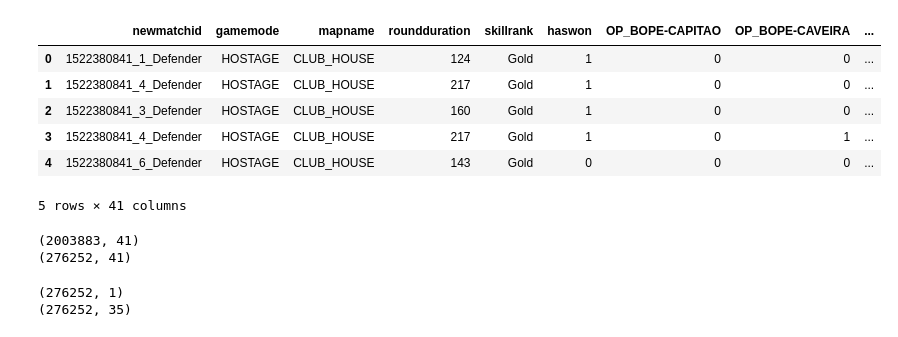
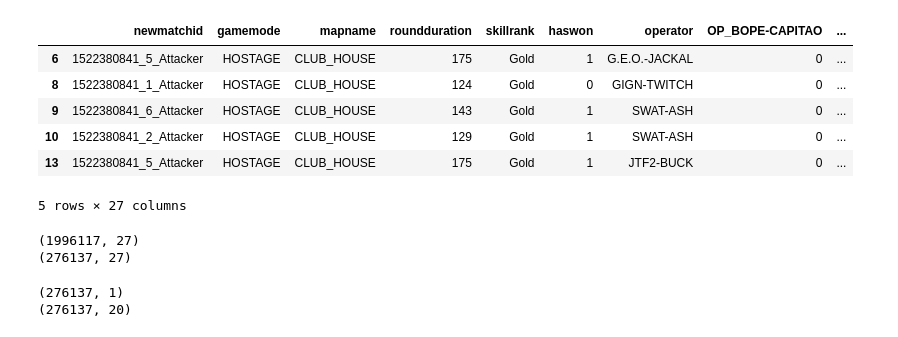
Before and after one commit to Shimin-CUFE/R6S-rankdata-analysis, a Jupyter notebook: data_preview.ipynb, the cells around one changed output. Cells and saved outputs as stored; diff of their text form; code cells hidden in the pictures.

```diff
--- a/data_preview.ipynb
+++ b/data_preview.ipynb
@@ -8,24 +8,25 @@ rankdata_000 = pd.read_csv(
 # %%
 # 初步筛选
 data = rankdata_000.loc[:,
-       ['matchid', 'roundnumber', 'gamemode', 'mapname', 'roundduration', 'skillrank', 'role', 'haswon']]
-data = data.loc[data['role'] == 'Defender']
+       ['matchid', 'roundnumber', 'gamemode', 'mapname', 'roundduration', 'skillrank', 'role', 'haswon', 'operator']]
+# 筛选进攻or防守方
+data = data.loc[data['role'] == 'Attacker']
 # %%
 # 干员转换哑变量
-opdata = pd.get_dummies(rankdata_000['operator'], drop_first=False, prefix='OP')
+opdata = pd.get_dummies(data['operator'], drop_first=False, prefix='OP')
 newdata = pd.merge(data, opdata, left_index=True, right_index=True)
 new_matchid = newdata['matchid'].map(str) + "_" + newdata['roundnumber'].map(str) + "_" + newdata['role'].map(str)
 newdata = newdata.drop(labels=['matchid', 'roundnumber', 'role'], axis=1)
 newdata.insert(0, 'newmatchid', new_matchid, allow_duplicates=False)
 newdata.head()
 # %% [output]
-|  | newmatchid | gamemode | mapname | roundduration | skillrank | haswon | OP_BOPE-CAPITAO | OP_BOPE-CAVEIRA | ... |
-| 0 | 1522380841_1_Defender | HOSTAGE | CLUB_HOUSE | 124 | Gold | 1 | 0 | 0 | ... |
-| 1 | 1522380841_4_Defender | HOSTAGE | CLUB_HOUSE | 217 | Gold | 1 | 0 | 0 | ... |
-| 2 | 1522380841_3_Defender | HOSTAGE | CLUB_HOUSE | 160 | Gold | 1 | 0 | 0 | ... |
-| 3 | 1522380841_4_Defender | HOSTAGE | CLUB_HOUSE | 217 | Gold | 1 | 0 | 1 | ... |
-| 4 | 1522380841_6_Defender | HOSTAGE | CLUB_HOUSE | 143 | Gold | 0 | 0 | 0 | ... |
+|  | newmatchid | gamemode | mapname | roundduration | skillrank | haswon | operator | OP_BOPE-CAPITAO | ... |
+| 6 | 1522380841_5_Attacker | HOSTAGE | CLUB_HOUSE | 175 | Gold | 1 | G.E.O.-JACKAL | 0 | ... |
+| 8 | 1522380841_1_Attacker | HOSTAGE | CLUB_HOUSE | 124 | Gold | 0 | GIGN-TWITCH | 0 | ... |
+| 9 | 1522380841_6_Attacker | HOSTAGE | CLUB_HOUSE | 143 | Gold | 1 | SWAT-ASH | 0 | ... |
+| 10 | 1522380841_2_Attacker | HOSTAGE | CLUB_HOUSE | 129 | Gold | 1 | SWAT-ASH | 0 | ... |
+| 13 | 1522380841_5_Attacker | HOSTAGE | CLUB_HOUSE | 175 | Gold | 1 | JTF2-BUCK | 0 | ... |
-5 rows × 41 columns
+5 rows × 27 columns
 # %%
 # 数据数值化、离散化
 newdata['gamemode'] = newdata['gamemode'].replace({'HOSTAGE': 1, 'BOMB': 2, 'SECURE_AREA': 3})
@@ -37,24 +38,24 @@ newdata['skillrank'] = newdata['skillrank'].replace(
     {'Gold': 4, 'Unranked': 0, 'Platinum': 5, 'Silver': 3, 'Bronze': 1, 'Copper': 2, 'Diamond': 4})
 # %%
 # 个人数据转为对局数据
-# 利用对局时间筛选无效数据
 print(newdata.shape)
 newdata_cp = newdata.copy()
+# 利用对局时间筛选无效数据
 newdata_cp = newdata_cp.loc[(newdata_cp['roundduration'] >= 90) & (newdata_cp['roundduration'] <= 210)]
 res = newdata_cp.groupby(newdata_cp['newmatchid']).agg({max}).reset_index()
 print(res.shape)
 # %% [output]
-(2003883, 41)
-(276252, 41)
+(1996117, 27)
+(276137, 27)
 # %%
 # 转换为numpy训练矩阵
 SCALE = res.shape[0]
 label = np.array(res.loc[:SCALE - 1, :]['haswon'])
 print(label.shape)
 train_data = np.array(
-    res.drop(labels=['newmatchid', 'haswon', 'gamemode', 'mapname', 'roundduration', 'skillrank'], axis=1).loc[:SCALE - 1, :])
+    res.drop(labels=['newmatchid', 'haswon', 'gamemode', 'mapname', 'roundduration', 'skillrank', 'operator'], axis=1).loc[:SCALE - 1, :])
 print(train_data.shape)
 # %% [output]
-(276252, 1)
-(276252, 35)
+(276137, 1)
+(276137, 20)
 # %%
```
Also changed, not shown: parts of 3 cells of this notebook.
